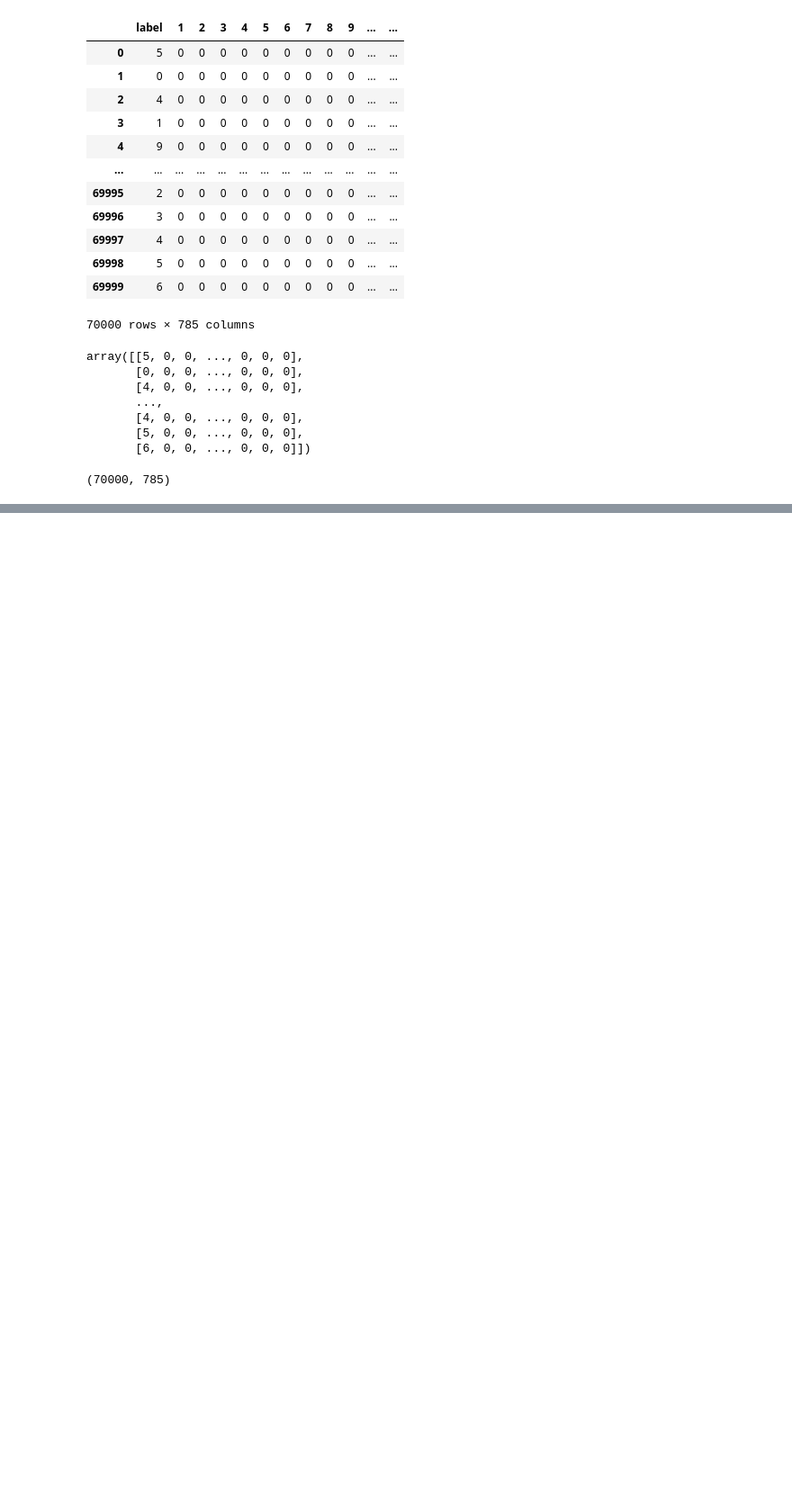
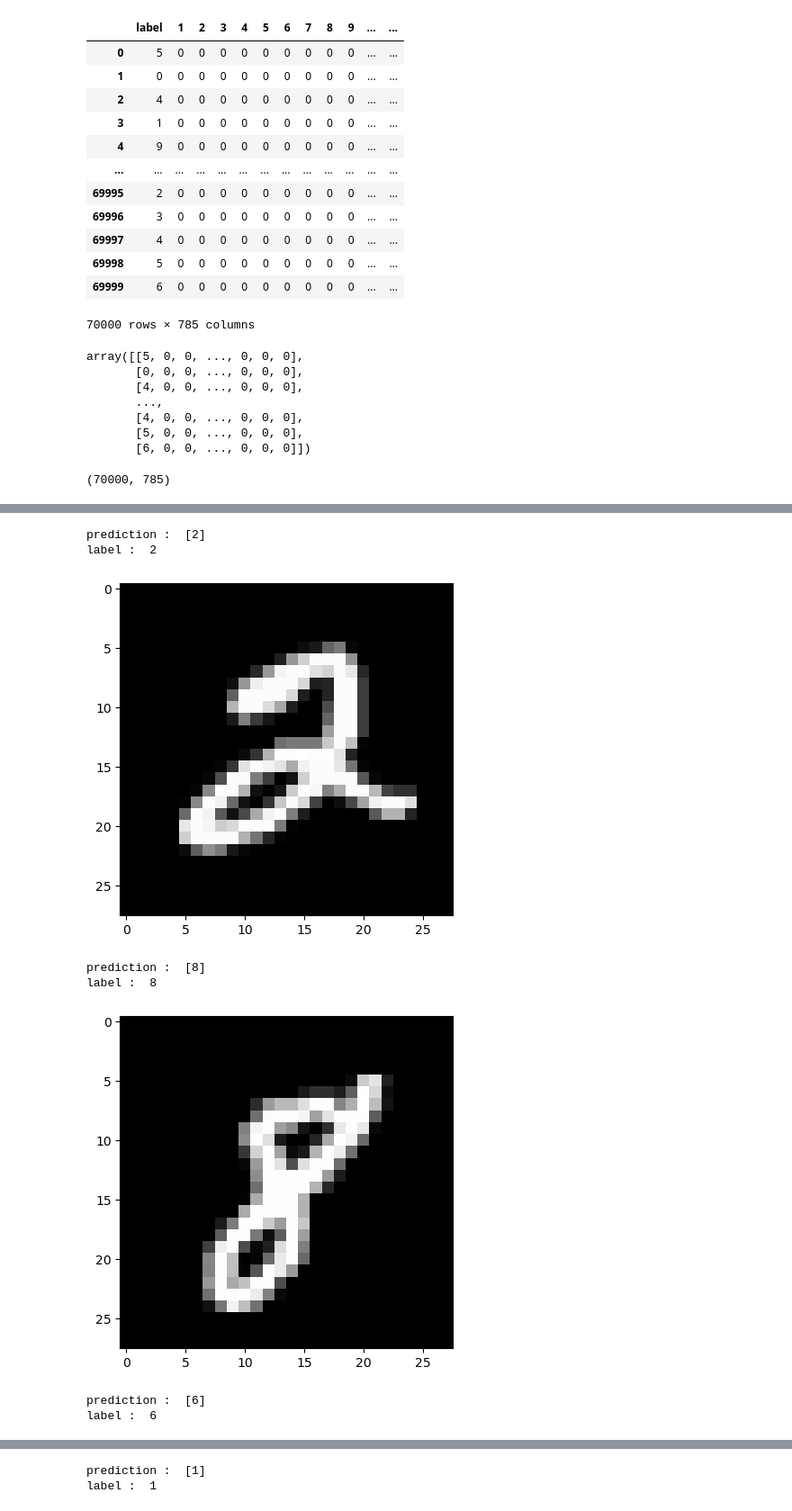
Before and after one commit to varshith-jureddi/neural-network, a Jupyter notebook: dev.ipynb, the cells around one changed output, grey strips where cells are left out. Shown at 90% size. Cells and saved outputs as stored; diff of their text form; code cells hidden in the pictures; blank space fills up the shorter version.

```diff
--- a/dev.ipynb
+++ b/dev.ipynb
@@ -21,6 +21,8 @@ df
 70000 rows × 785 columns
 # %%
 data=np.array(df)
+m, n = data.shape
+np.random.shuffle(data) # shuffle before splitting into dev and training sets
 data
 # %% [output]
 array([[5, 0, 0, ..., 0, 0, 0],
@@ -153,0 +173,14 @@ label :  0
+# %%
+test_pred(5,w1,b1,w2,b2)
+test_pred(17,w1,b1,w2,b2)
+test_pred(32,w1,b1,w2,b2)
+test_pred(67,w1,b1,w2,b2)
+# %% [output]
+prediction :  [2]
+label :  2
+[figure, added]
+prediction :  [8]
+label :  8
+[figure, added]
+prediction :  [6]
+label :  6
@@ -153,0 +188,2 @@ label :  0
+prediction :  [1]
+label :  1
```
Also changed, not shown: parts of 9 cells of this notebook.
